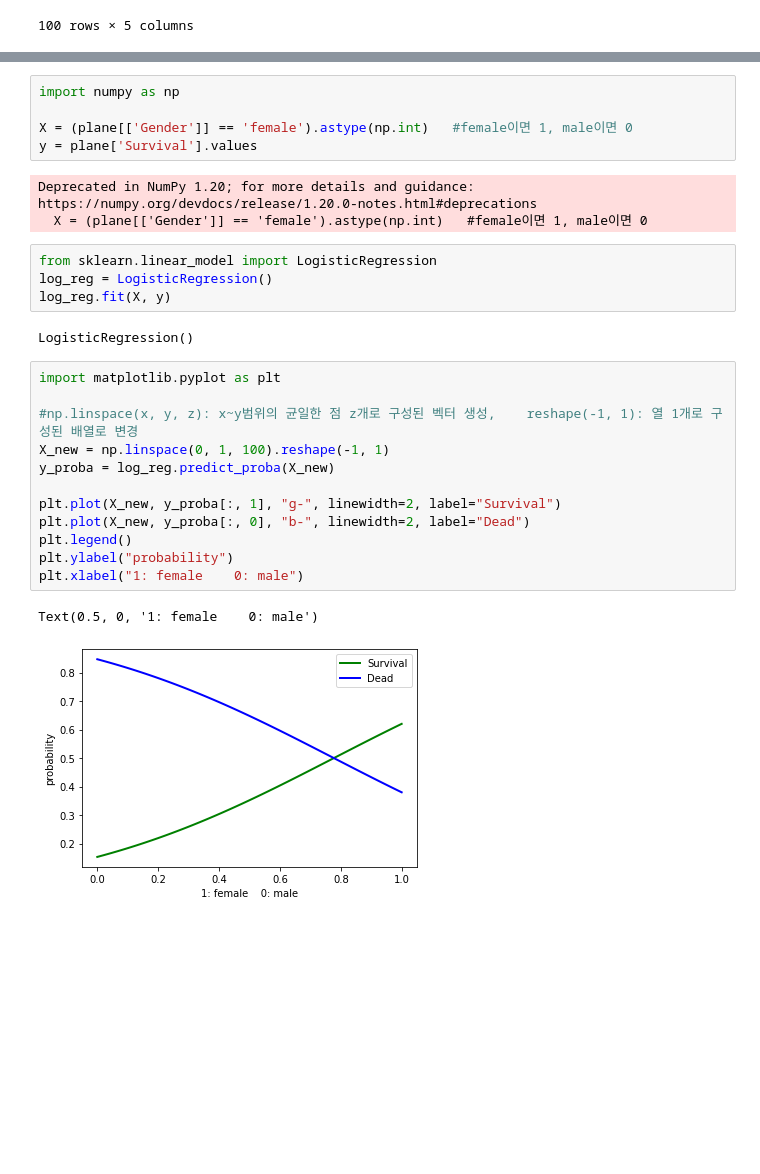
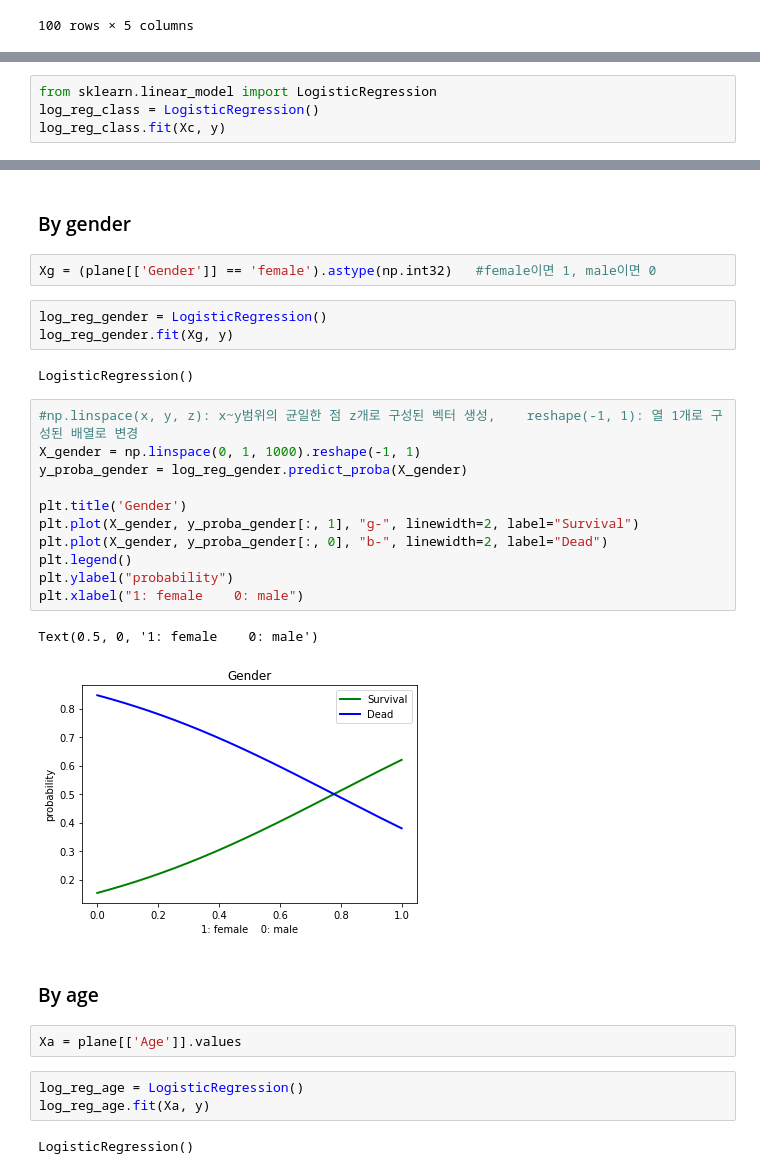
Before and after one commit to angieKang/machineLearning, a Jupyter notebook: assignment/02. 로지스틱회귀/LR2-2017111385.ipynb, the cells around one changed output, grey strips where cells are left out. Saved outputs shown, nothing was run; the diff lists cells and outputs as text; blank space fills up the shorter version.

```diff
--- a/assignment/02. 로지스틱회귀/LR2-2017111385.ipynb
+++ b/assignment/02. 로지스틱회귀/LR2-2017111385.ipynb
@@ -24,0 +32,4 @@ plane
+# %%
+from sklearn.linear_model import LogisticRegression
+log_reg_class = LogisticRegression()
+log_reg_class.fit(Xc, y)
@@ -25,29 +54,32 @@ plane
+# %% [markdown]
+### By gender
 # %%
-import numpy as np
-
-X = (plane[['Gender']] == 'female').astype(np.int)   #female이면 1, male이면 0
-y = plane['Survival'].values
+Xg = (plane[['Gender']] == 'female').astype(np.int32)   #female이면 1, male이면 0
-# %% [output]
-Deprecated in NumPy 1.20; for more details and guidance: https://numpy.org/devdocs/release/1.20.0-notes.html#deprecations
-  X = (plane[['Gender']] == 'female').astype(np.int)   #female이면 1, male이면 0
-# %%
-from sklearn.linear_model import LogisticRegression
-log_reg = LogisticRegression()
-log_reg.fit(X, y)
-# %% [output]
-LogisticRegression()
+# %%
+log_reg_gender = LogisticRegression()
+log_reg_gender.fit(Xg, y)
+# %% [output]
+LogisticRegression()
 # %%
-import matplotlib.pyplot as plt
+#np.linspace(x, y, z): x~y범위의 균일한 점 z개로 구성된 벡터 생성,    reshape(-1, 1): 열 1개로 구성된 배열로 변경
+X_gender = np.linspace(0, 1, 1000).reshape(-1, 1)
+y_proba_gender = log_reg_gender.predict_proba(X_gender)
 
-#np.linspace(x, y, z): x~y범위의 균일한 점 z개로 구성된 벡터 생성,    reshape(-1, 1): 열 1개로 구성된 배열로 변경
-X_new = np.linspace(0, 1, 100).reshape(-1, 1)
-y_proba = log_reg.predict_proba(X_new)
-
-plt.plot(X_new, y_proba[:, 1], "g-", linewidth=2, label="Survival")
-plt.plot(X_new, y_proba[:, 0], "b-", linewidth=2, label="Dead")
+plt.title('Gender')
+plt.plot(X_gender, y_proba_gender[:, 1], "g-", linewidth=2, label="Survival")
+plt.plot(X_gender, y_proba_gender[:, 0], "b-", linewidth=2, label="Dead")
 plt.legend()
 plt.ylabel("probability")
 plt.xlabel("1: female    0: male")
 # %% [output]
 Text(0.5, 0, '1: female    0: male')
-[figure, old version]
+[figure, new version]
+# %% [markdown]
+### By age
+# %%
+Xa = plane[['Age']].values
+# %%
+log_reg_age = LogisticRegression()
+log_reg_age.fit(Xa, y)
+# %% [output]
+LogisticRegression()
```
Also changed, not shown: parts of 5 cells of this notebook.
